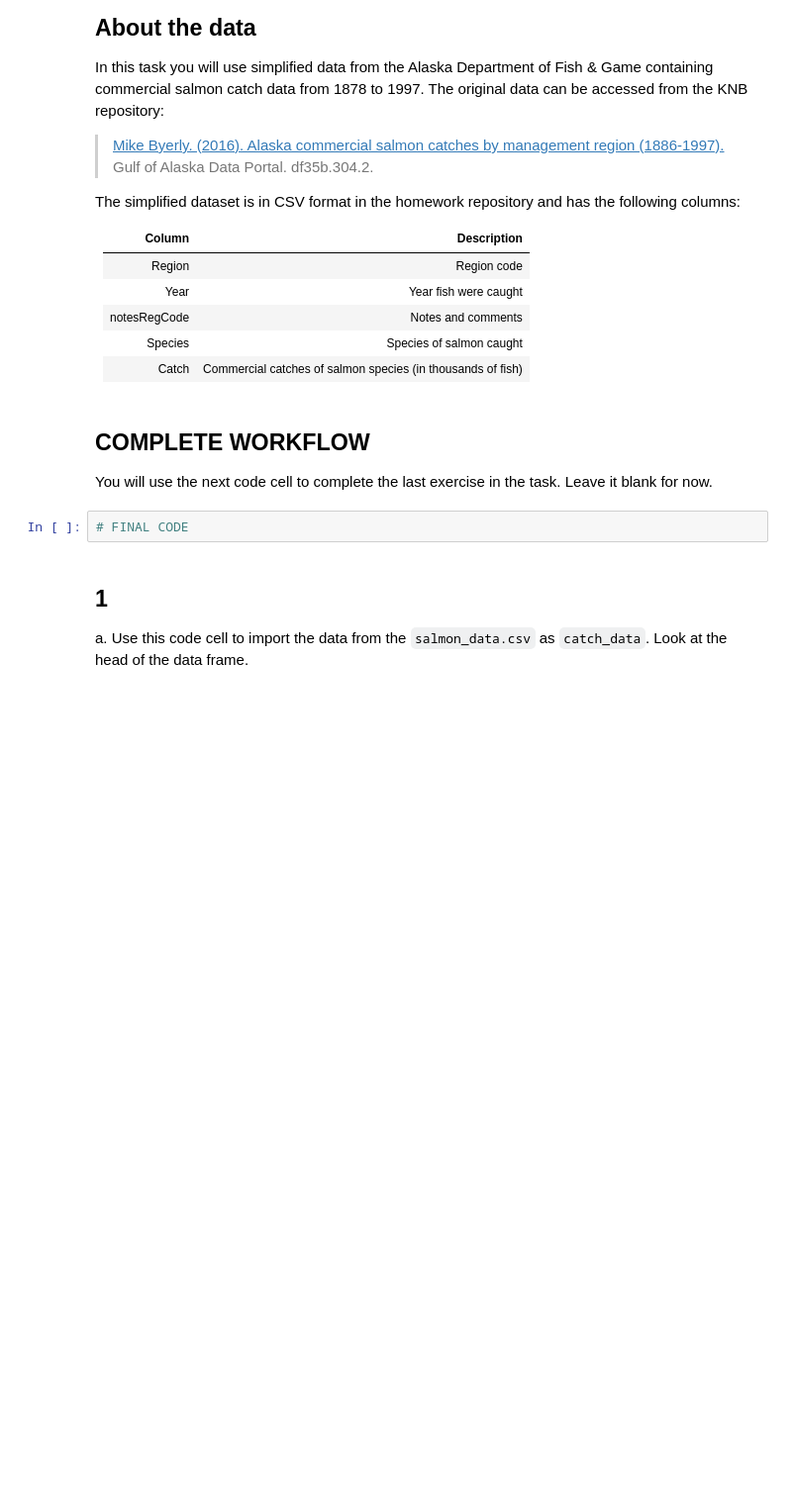
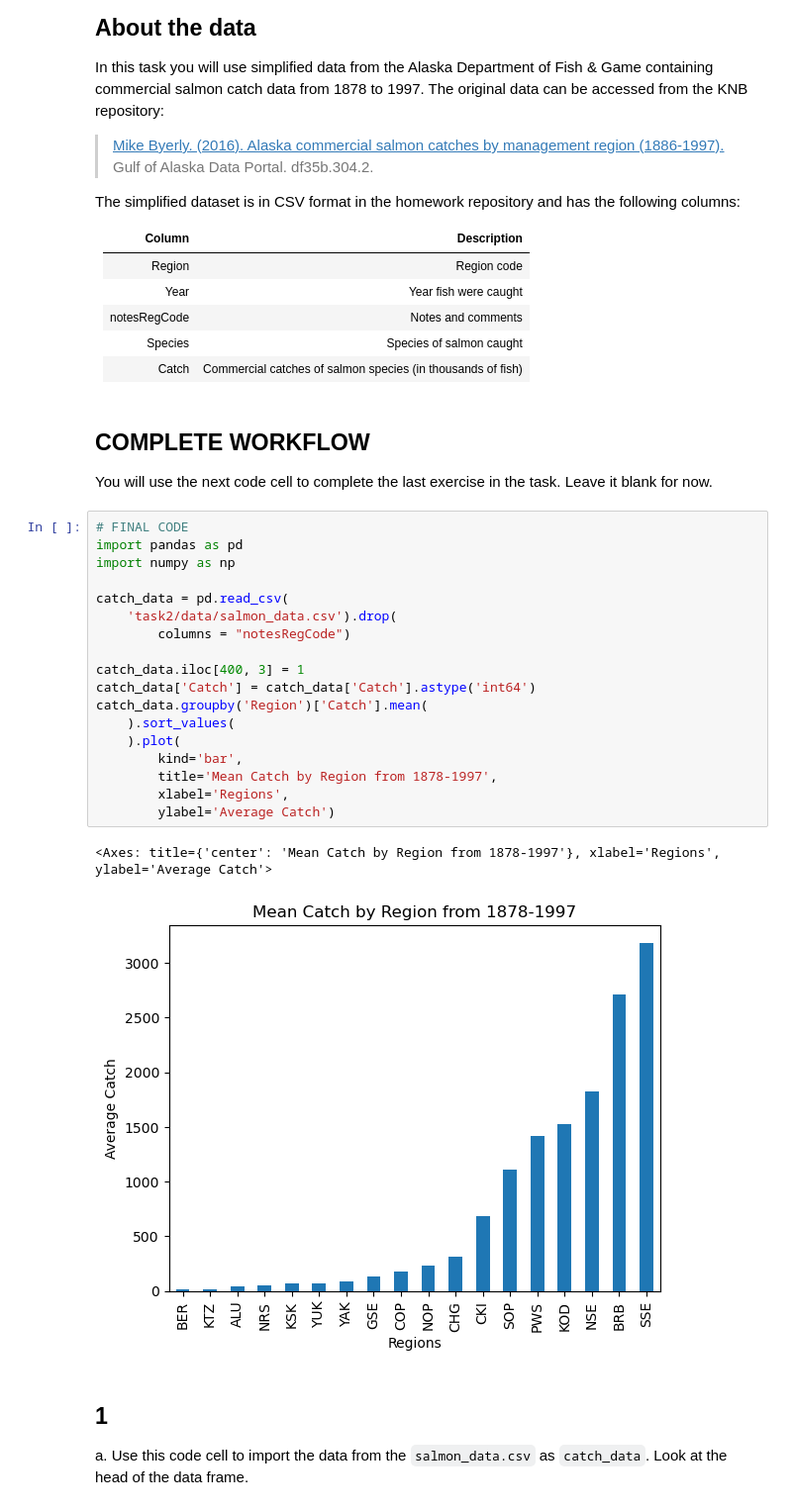
Before and after one commit to kellyloveskelp/eds220-hwk2, a Jupyter notebook: task2/hwk2-task2-salmon.ipynb, the cells around one changed output. Shown at 99% size. Drawn from its saved outputs; the diff is of its cells as text; blank space fills up the shorter version.

Commit message:
Initial data exploration

```diff
--- a/task2/hwk2-task2-salmon.ipynb
+++ b/task2/hwk2-task2-salmon.ipynb
@@ -48,8 +48,27 @@ The simplified dataset is in CSV format in the homework repository and has the f
 ## COMPLETE WORKFLOW
 
 You will use the next code cell to complete the last exercise in the task. Leave it blank for now.
-# %%
-# FINAL CODE
+# %%
+# FINAL CODE
+import pandas as pd
+import numpy as np
+
+catch_data = pd.read_csv(
+    'task2/data/salmon_data.csv').drop(
+        columns = "notesRegCode")
+
+catch_data.iloc[400, 3] = 1
+catch_data['Catch'] = catch_data['Catch'].astype('int64')
+catch_data.groupby('Region')['Catch'].mean(
+    ).sort_values(
+    ).plot(
+        kind='bar',
+        title='Mean Catch by Region from 1878-1997',
+        xlabel='Regions',
+        ylabel='Average Catch')
+# %% [output]
+<Axes: title={'center': 'Mean Catch by Region from 1878-1997'}, xlabel='Regions', ylabel='Average Catch'>
+[figure, added]
 # %% [markdown]
 ## 1
 
```
Also changed, not shown: parts of 8 cells of this notebook, 4 other files.
